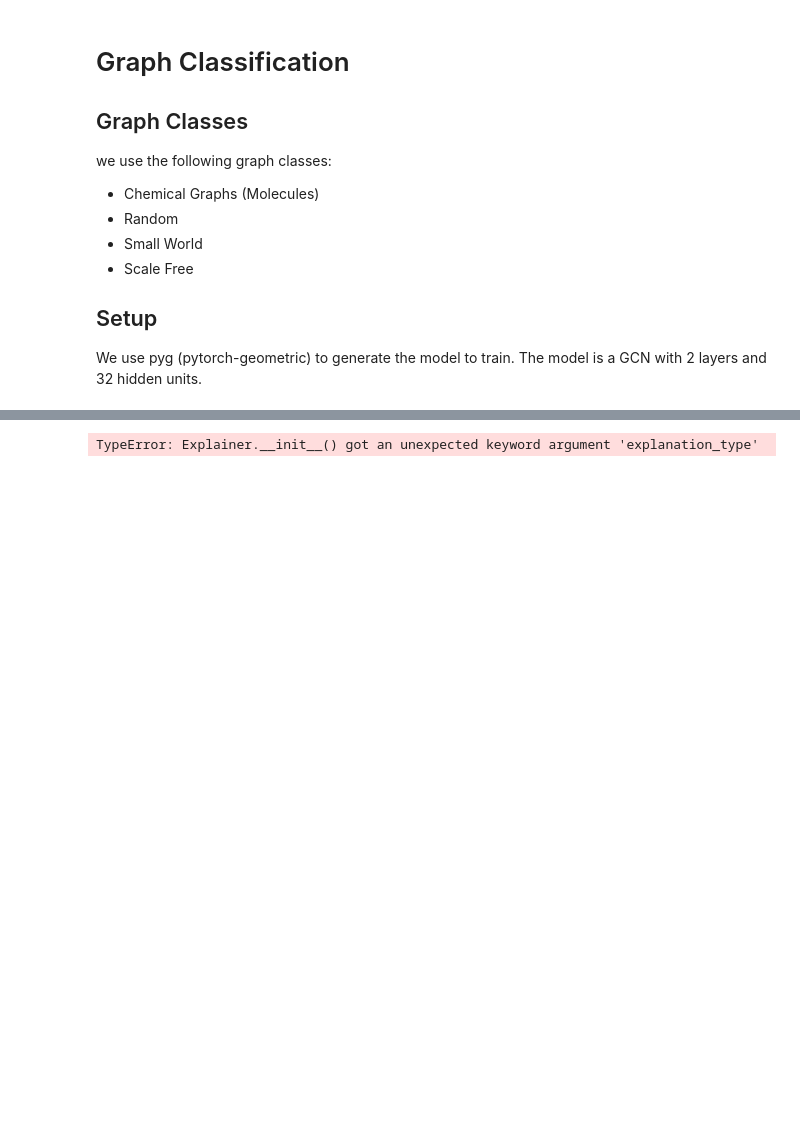
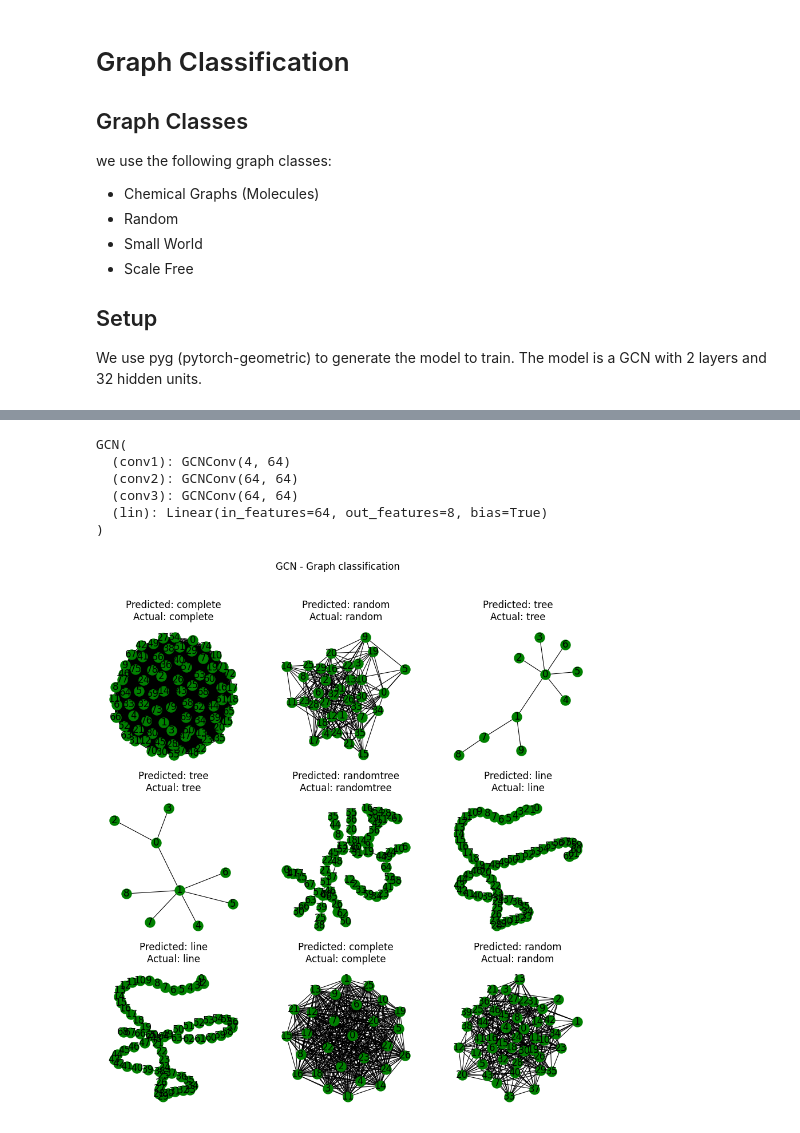
Before and after one commit to lucahost/bachelor-thesis, a Jupyter notebook: notebooks/final/30_classification.ipynb, the cells around one changed output, grey strips where cells are left out. Cells and saved outputs as stored; diff of their text form; code cells hidden in the pictures; blank space fills up the shorter version.

```diff
--- a/notebooks/final/30_classification.ipynb
+++ b/notebooks/final/30_classification.ipynb
@@ -155,9 +120,9 @@ Done!
 # %%
 torch.manual_seed(12345)
-dataset = dataset.shuffle()
+pyg_dataset = pyg_dataset.shuffle()
 
-train_dataset = dataset[:600]
-test_dataset = dataset[600:]
+train_dataset = pyg_dataset[:600]
+test_dataset = pyg_dataset[600:]
 
 print(f'Number of training graphs: {len(train_dataset)}')
 print(f'Number of test graphs: {len(test_dataset)}')
@@ -199,7 +143,8 @@ from IPython.display import Javascript
 display(Javascript('''google.colab.output.setIframeHeight(0, true, {maxHeight: 300})'''))
 from model.gcn import GCN
 
-model = GCN(hidden_channels=64, num_classes=dataset.num_classes, num_node_features=dataset.num_node_features)
+model = GCN(hidden_channels=64, num_classes=pyg_dataset.num_classes,
+            num_node_features=pyg_dataset.num_node_features)
 
 optimizer = torch.optim.Adam(model.parameters(), lr=0.01)
 criterion = torch.nn.CrossEntropyLoss()
@@ -253,3 +179,12 @@ Epoch: 170, Train Acc: 0.9250, Test Acc: 0.9074
+# %%
+print(model)
+# %% [output]
+GCN(
+  (conv1): GCNConv(4, 64)
+  (conv2): GCNConv(64, 64)
+  (conv3): GCNConv(64, 64)
+  (lin): Linear(in_features=64, out_features=8, bias=True)
+)
 # %%
 torch.save(model.state_dict(), 'gnn_model_weights.pth')
 torch.save(model, 'gnn_model.pth')
@@ -256,18 +195,51 @@ torch.save(model, 'gnn_model.pth')
+# %%
+import matplotlib.pyplot as plt
+import networkx as nx
+import numpy as np
+import random
+from torch_geometric.utils import to_networkx
+from model.gcn import GCN
+
+
+class_key = dict(zip(dataset.keys(), range(len(dataset.keys()))))
+class_key = {v: k for k, v in class_key.items()}
+
+def index_to_class(index):
+    return class_key[index]
+
+fig, ax = plt.subplots(3, 3, figsize=(11, 11))
+fig.suptitle('GCN - Graph classification')
+
+shuffled_dataset = pyg_dataset.shuffle()
+
+for i, data in enumerate(shuffled_dataset[:9]):
+    # Calculate color (green if correct, red otherwise)
+    out = model(data.x, data.edge_index, batch=data.batch)
+    pred = out.argmax(dim=1)
+    color = "green" if out.argmax(dim=1) == data.y else "red"
+
+    # Plot graph
+    ix = np.unravel_index(i, ax.shape)
+    ax[ix].axis('off')
+    ax[ix].set_title('Predicted: ' + index_to_class(pred.item()) + '\nActual: ' + index_to_class(data.y.item()))
+    G = to_networkx(data, to_undirected=True)
+    nx.draw_networkx(G,
+                     pos=nx.spring_layout(G, seed=0),
+                     with_labels=True,
+                     node_size=150,
+                     node_color=color,
+                     width=0.8,
+                     ax=ax[ix]
+                     )
+# %% [output]
+[figure, added]
 # %%
 from torch_geometric.explain import Explainer, GNNExplainer
 
 
 explainer = Explainer(
     model=model,
-    algorithm=GNNExplainer(epochs=200),
-    explanation_type='model',
-    node_mask_type='attributes',
-    edge_mask_type='object',
-    model_config=dict(
-        mode='multiclass_classification',
-        task_level='node',
-        return_type='log_probs',  # Model returns log of probability.
-    ),
+    algorithm=GNNExplainer(epochs=200)
 )
 
 # Generate explanation for the node at index `10`:
@@ -278,5 +250,3 @@ print(explanation.node_mask)
 explanation.visualize_feature_importance(top_k=10)
 
 explanation.visualize_graph()
-# %% [output]
-TypeError: Explainer.__init__() got an unexpected keyword argument 'explanation_type'
```
Also changed, not shown: parts of 7 cells of this notebook, 3 other files.
